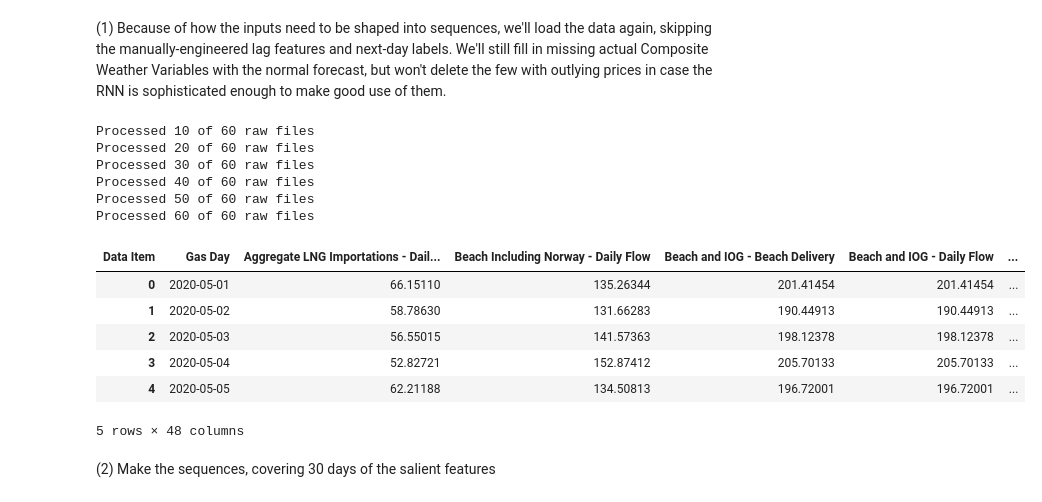
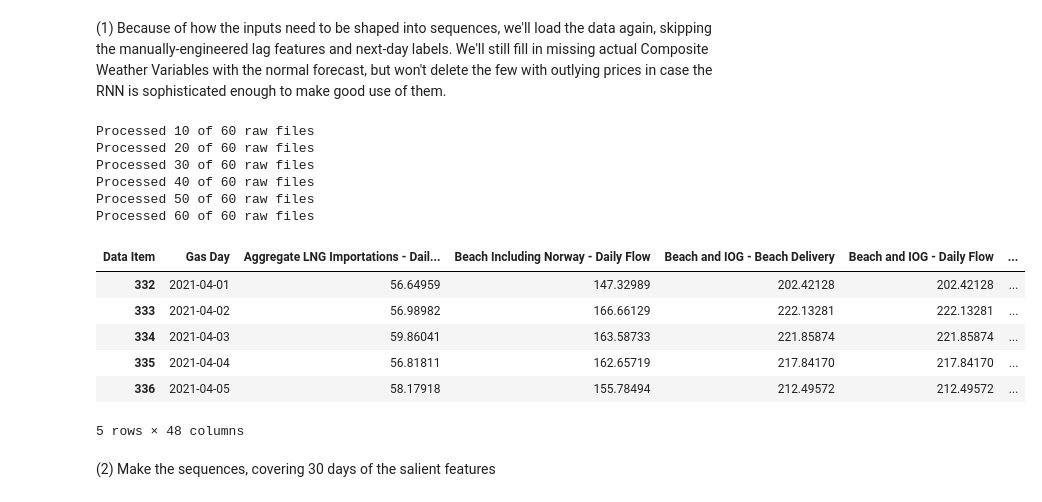
Before and after one commit to MBWestcott/gas-forecast, a Jupyter notebook: notebooks/Gas.ipynb, the cells around one changed output. Saved outputs shown, nothing was run; the diff lists cells and outputs as text; code cells hidden in the pictures.

```diff
--- a/notebooks/Gas.ipynb
+++ b/notebooks/Gas.ipynb
@@ -105,8 +105,7 @@ def pivot(df : pd.DataFrame, cols):
     # pivot to get 1 row per gas day
     df_latest = df_latest.pivot(index="Gas Day", columns="Data Item", values="Value").reset_index()
 
-    # Drop 1 column that accounts for most of the NaNs
-    #df_latest.drop(columns=["Composite Weather Variable - Actual"], inplace=True)
+    df_latest = df_latest.sort_values("Gas Day", ascending=True)
 
     return df_latest
 
@@ -609,23 +569,24 @@ The gradient booster likewise did not perform any better than the naive predicto
 # %%
 #Reload with minimal preprocessing and cleaning
 df = load_data()
 df = preprocess(df, add_lags=False, add_labels=False)
 df = clean(df, remove_outliers=False)
 df = df.sort_values('Gas Day').reset_index(drop=True) # Should already be sorted, but just in case
+df = df[df['Gas Day'] >= '2021-04-01'] # discard the earliest data, as per the train/val/test split default
 df.head()
 # %% [output]
 Processed 10 of 60 raw files
 Processed 20 of 60 raw files
 Processed 30 of 60 raw files
 Processed 40 of 60 raw files
 Processed 50 of 60 raw files
 Processed 60 of 60 raw files
 | Data Item | Gas Day | Aggregate LNG Importations - Dail... | Beach Including Norway - Daily Flow | Beach and IOG - Beach Delivery | Beach and IOG - Daily Flow | ... |
-| 0 | 2020-05-01 | 66.15110 | 135.26344 | 201.41454 | 201.41454 | ... |
-| 1 | 2020-05-02 | 58.78630 | 131.66283 | 190.44913 | 190.44913 | ... |
-| 2 | 2020-05-03 | 56.55015 | 141.57363 | 198.12378 | 198.12378 | ... |
-| 3 | 2020-05-04 | 52.82721 | 152.87412 | 205.70133 | 205.70133 | ... |
-| 4 | 2020-05-05 | 62.21188 | 134.50813 | 196.72001 | 196.72001 | ... |
+| 332 | 2021-04-01 | 56.64959 | 147.32989 | 202.42128 | 202.42128 | ... |
+| 333 | 2021-04-02 | 56.98982 | 166.66129 | 222.13281 | 222.13281 | ... |
+| 334 | 2021-04-03 | 59.86041 | 163.58733 | 221.85874 | 221.85874 | ... |
+| 335 | 2021-04-04 | 56.81811 | 162.65719 | 217.84170 | 217.84170 | ... |
+| 336 | 2021-04-05 | 58.17918 | 155.78494 | 212.49572 | 212.49572 | ... |
 5 rows × 48 columns
 # %% [markdown]
 (2) Make the sequences, covering 30 days of the salient features
```
Also changed, not shown: parts of 14 cells of this notebook.
